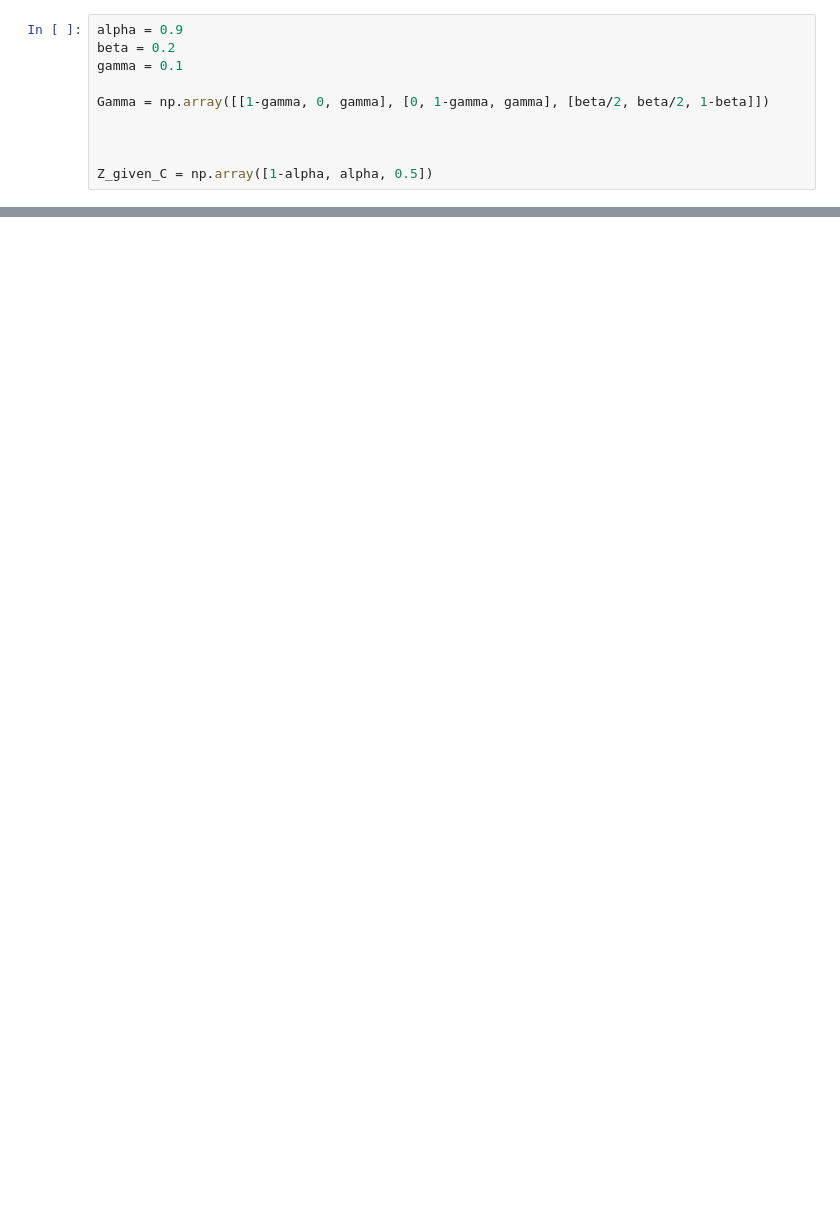
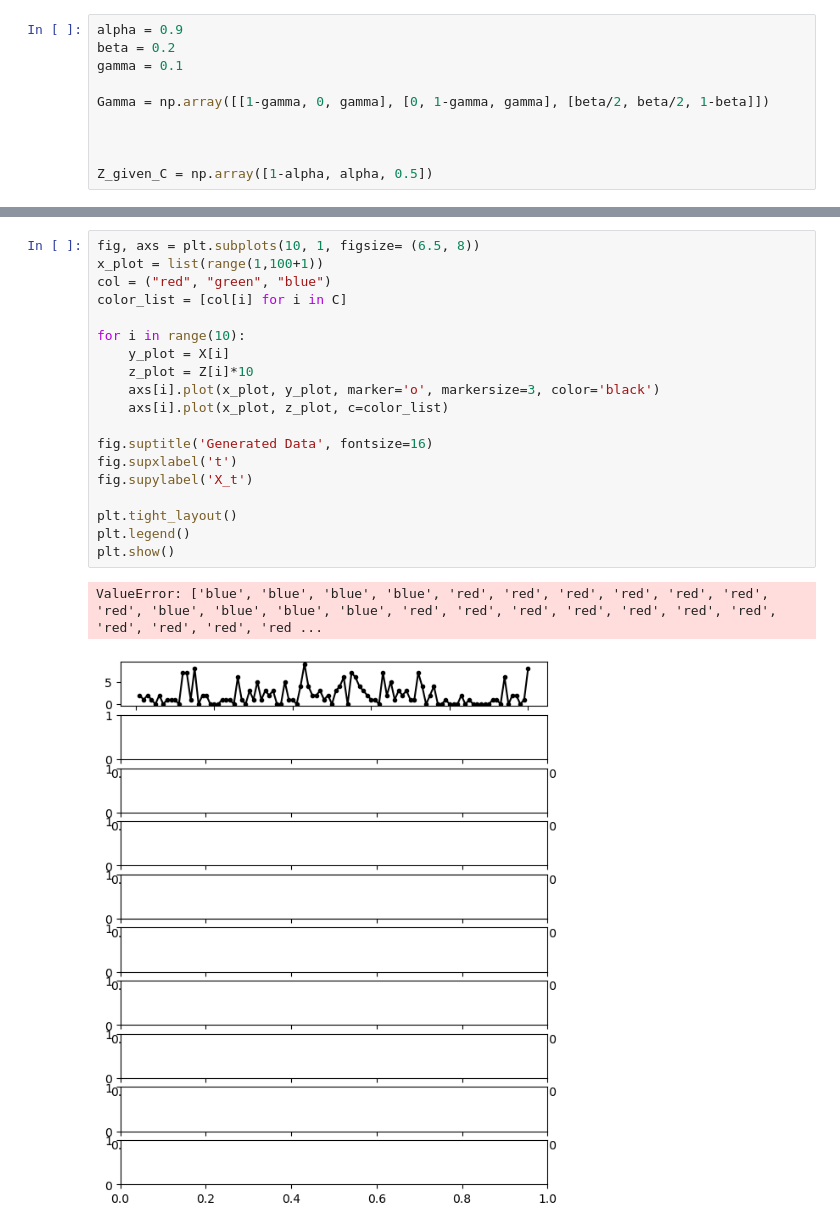
Before and after one commit to otto-groen-roepstorff/modcomp-project, a Jupyter notebook: code/generativemodel_william.ipynb, the cells around one changed output, grey strips where cells are left out. Drawn from its saved outputs; the diff is of its cells as text; blank space fills up the shorter version.

```diff
--- a/code/generativemodel_william.ipynb
+++ b/code/generativemodel_william.ipynb
@@ -76,0 +66,22 @@ sim()
+# %%
+fig, axs = plt.subplots(10, 1, figsize= (6.5, 8))
+x_plot = list(range(1,100+1))
+col = ("red", "green", "blue")
+color_list = [col[i] for i in C]
+
+for i in range(10):
+    y_plot = X[i]
+    z_plot = Z[i]*10
+    axs[i].plot(x_plot, y_plot, marker='o', markersize=3, color='black')
+    axs[i].plot(x_plot, z_plot, c=color_list)
+
+fig.suptitle('Generated Data', fontsize=16)
+fig.supxlabel('t')
+fig.supylabel('X_t')
+
+plt.tight_layout()
+plt.legend()
+plt.show()
+# %% [output]
+ValueError: ['blue', 'blue', 'blue', 'blue', 'red', 'red', 'red', 'red', 'red', 'red', 'red', 'blue', 'blue', 'blue', 'blue', 'red', 'red', 'red', 'red', 'red', 'red', 'red', 'red', 'red', 'red', 'red ...
+[figure, added]
```
Also changed, not shown: parts of 6 cells of this notebook.
